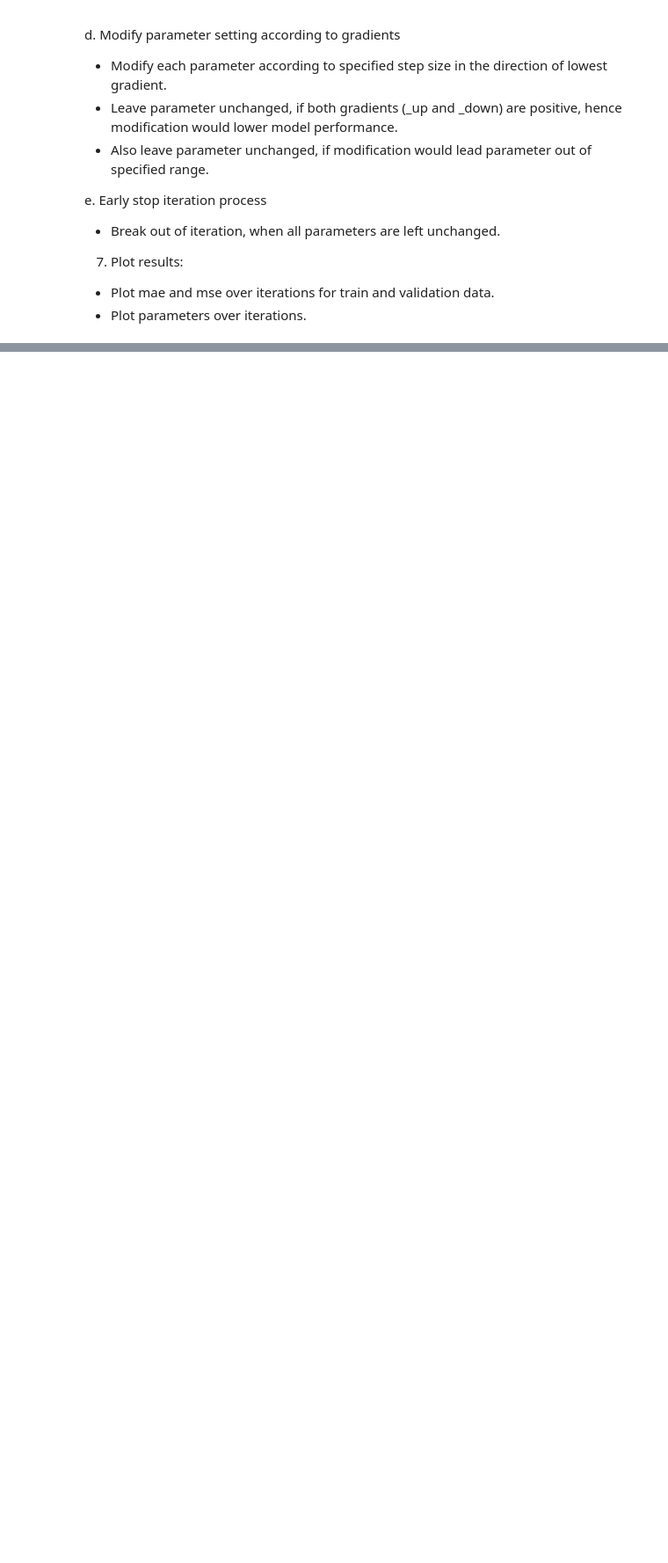
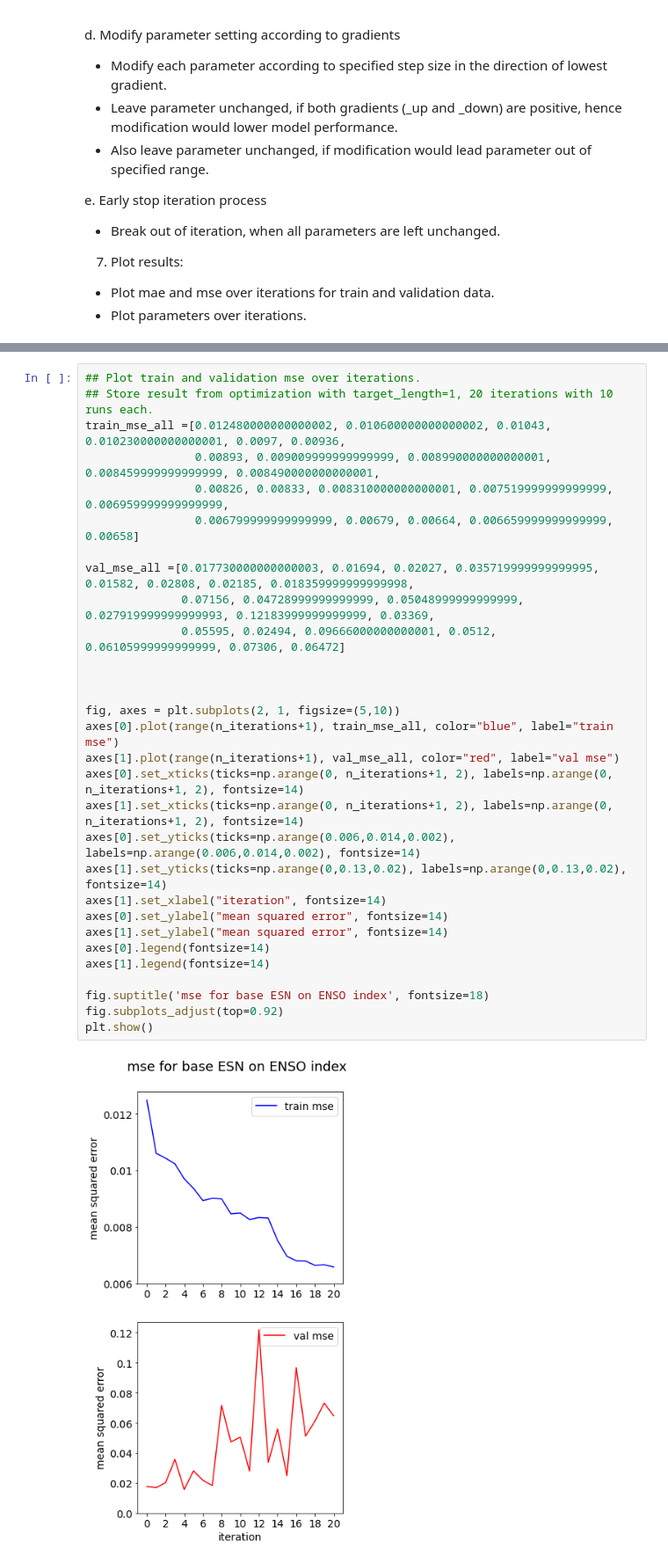
Before and after one commit to MarcoLandtHayen/EchoStateNetworks, a Jupyter notebook: notebooks/ESN_exp06_ENSO.ipynb, the cells around one changed output, grey strips where cells are left out. Shown at 88% size. Drawn from its saved outputs; the diff is of its cells as text; blank space fills up the shorter version.

```diff
--- a/notebooks/ESN_exp06_ENSO.ipynb
+++ b/notebooks/ESN_exp06_ENSO.ipynb
@@ -1446,0 +1500,32 @@ train_mse_all
+# %%
+## Plot train and validation mse over iterations.
+## Store result from optimization with target_length=1, 20 iterations with 10 runs each.
+train_mse_all =[0.012480000000000002, 0.010600000000000002, 0.01043, 0.010230000000000001, 0.0097, 0.00936,
+                0.00893, 0.009009999999999999, 0.008990000000000001, 0.008459999999999999, 0.008490000000000001,
+                0.00826, 0.00833, 0.008310000000000001, 0.007519999999999999, 0.006959999999999999,
+                0.006799999999999999, 0.00679, 0.00664, 0.006659999999999999, 0.00658]
+
+val_mse_all =[0.017730000000000003, 0.01694, 0.02027, 0.035719999999999995, 0.01582, 0.02808, 0.02185, 0.018359999999999998,
+              0.07156, 0.04728999999999999, 0.05048999999999999, 0.027919999999999993, 0.12183999999999999, 0.03369,
+              0.05595, 0.02494, 0.09666000000000001, 0.0512, 0.06105999999999999, 0.07306, 0.06472]
+
+
+
+fig, axes = plt.subplots(2, 1, figsize=(5,10))
+axes[0].plot(range(n_iterations+1), train_mse_all, color="blue", label="train mse")
+axes[1].plot(range(n_iterations+1), val_mse_all, color="red", label="val mse")
+axes[0].set_xticks(ticks=np.arange(0, n_iterations+1, 2), labels=np.arange(0, n_iterations+1, 2), fontsize=14)
+axes[1].set_xticks(ticks=np.arange(0, n_iterations+1, 2), labels=np.arange(0, n_iterations+1, 2), fontsize=14)
+axes[0].set_yticks(ticks=np.arange(0.006,0.014,0.002), labels=np.arange(0.006,0.014,0.002), fontsize=14)
+axes[1].set_yticks(ticks=np.arange(0,0.13,0.02), labels=np.arange(0,0.13,0.02), fontsize=14)
+axes[1].set_xlabel("iteration", fontsize=14)
+axes[0].set_ylabel("mean squared error", fontsize=14)
+axes[1].set_ylabel("mean squared error", fontsize=14)
+axes[0].legend(fontsize=14)
+axes[1].legend(fontsize=14)
+
+fig.suptitle('mse for base ESN on ENSO index', fontsize=18)
+fig.subplots_adjust(top=0.92)
+plt.show()
+# %% [output]
+[figure, added]
```
Also changed, not shown: parts of 37 cells of this notebook, 1 other file.
